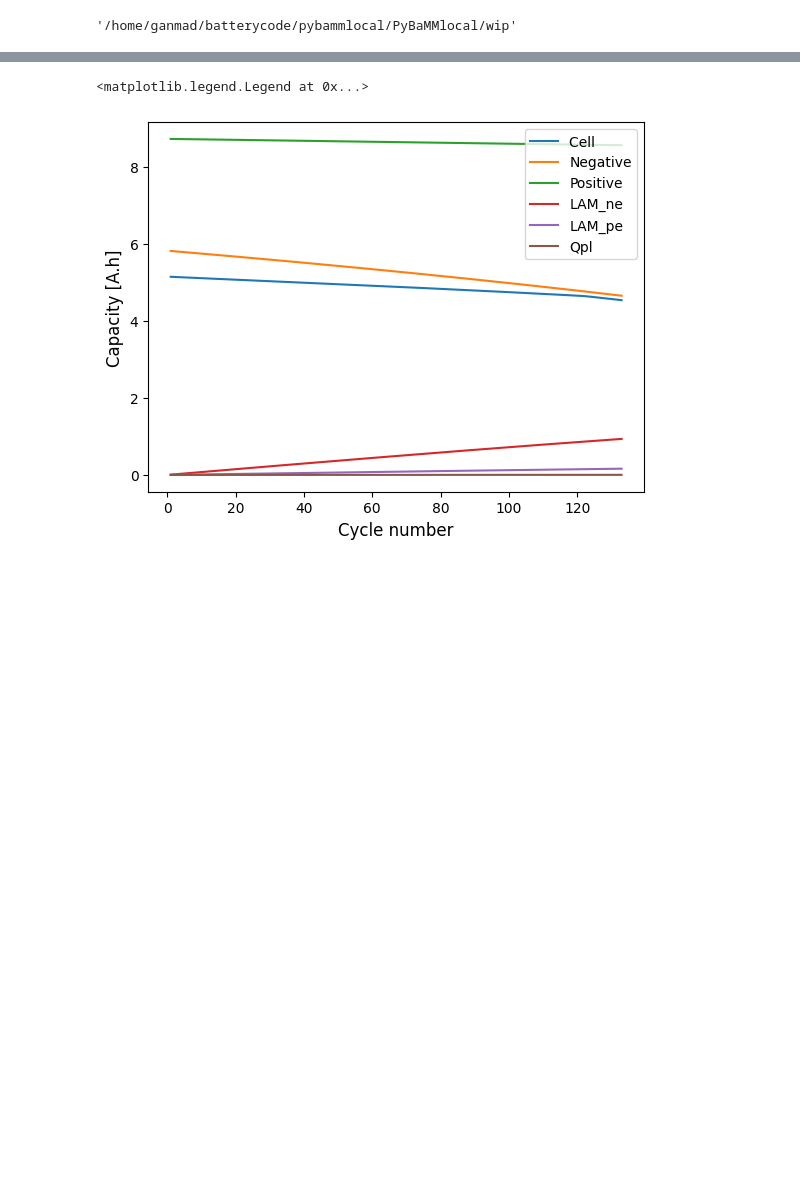
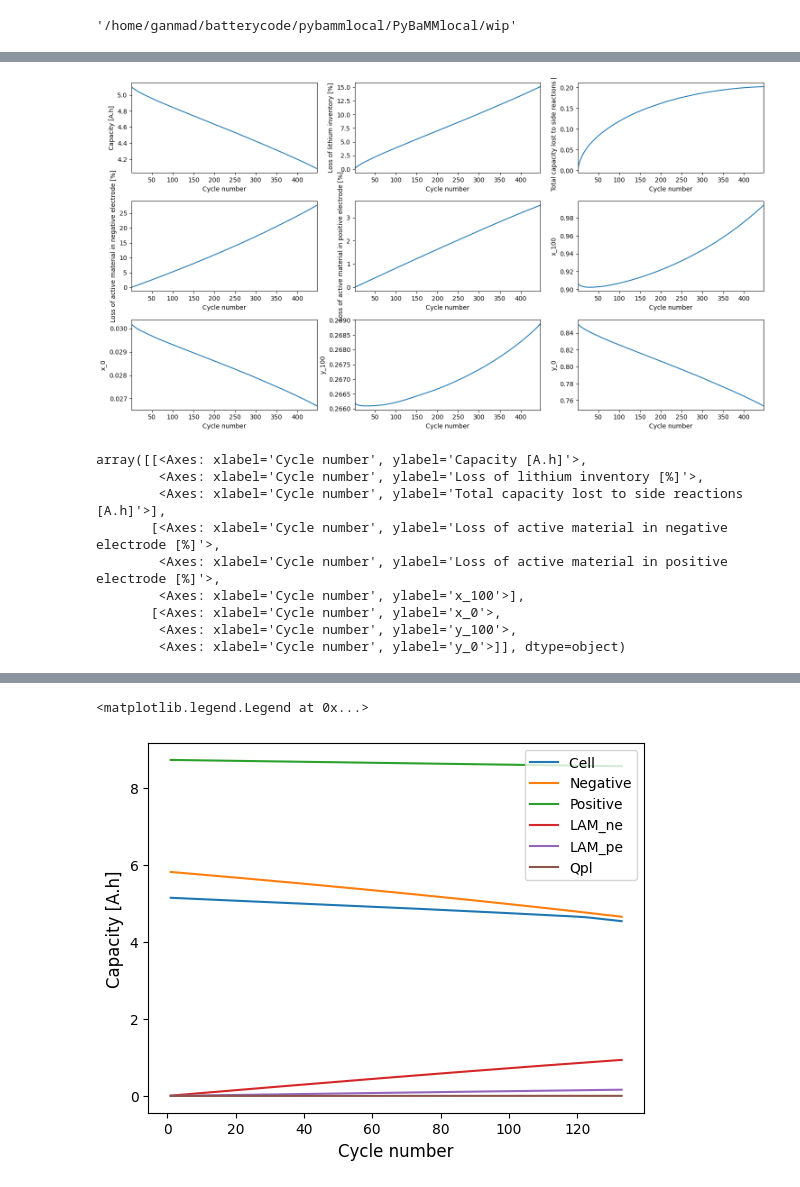
Before and after one commit to ganmadche/PyBaMMlocal, a Jupyter notebook: wip/ageingstudiesiist2025dfn_parametercheck.ipynb, the cells around one changed output, grey strips where cells are left out. Saved outputs shown, nothing was run; the diff lists cells and outputs as text; code cells hidden in the pictures; blank space fills up the shorter version.

```diff
--- a/wip/ageingstudiesiist2025dfn_parametercheck.ipynb
+++ b/wip/ageingstudiesiist2025dfn_parametercheck.ipynb
@@ -242,3 +260,16 @@ Text(0, 0.5, 'State-of-Health')
+# %%
+pybamm.plot_summary_variables(sim1.solution)
+# %% [output]
+[figure, added]
+array([[<Axes: xlabel='Cycle number', ylabel='Capacity [A.h]'>,
+        <Axes: xlabel='Cycle number', ylabel='Loss of lithium inventory [%]'>,
+        <Axes: xlabel='Cycle number', ylabel='Total capacity lost to side reactions [A.h]'>],
+       [<Axes: xlabel='Cycle number', ylabel='Loss of active material in negative electrode [%]'>,
+        <Axes: xlabel='Cycle number', ylabel='Loss of active material in positive electrode [%]'>,
+        <Axes: xlabel='Cycle number', ylabel='x_100'>],
+       [<Axes: xlabel='Cycle number', ylabel='x_0'>,
+        <Axes: xlabel='Cycle number', ylabel='y_100'>,
+        <Axes: xlabel='Cycle number', ylabel='y_0'>]], dtype=object)
 # %%
 pybamm.plot_summary_variables(sim1.solution)
 # %% [output]
```
Also changed, not shown: parts of 10 cells of this notebook.
